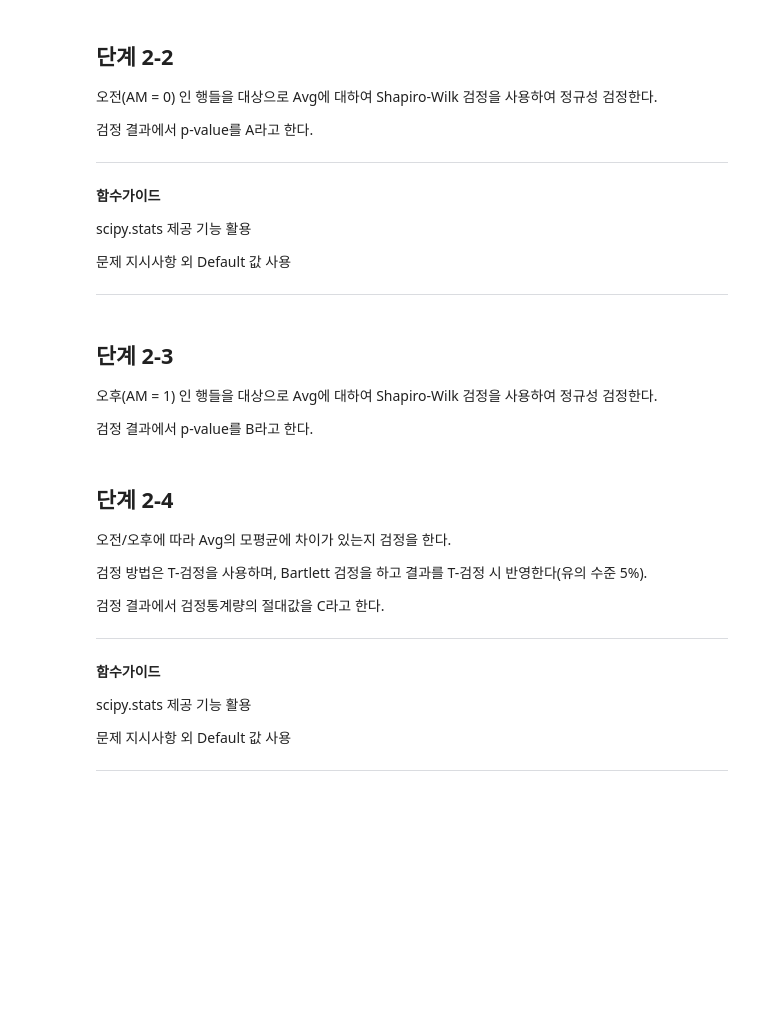
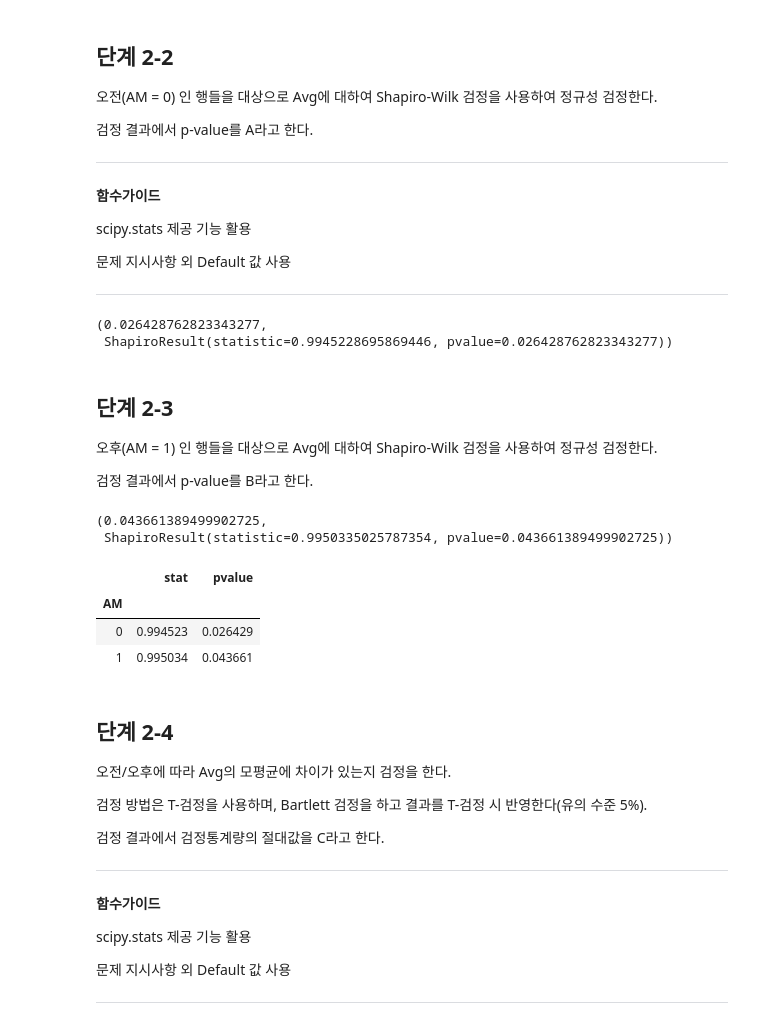
Before and after one commit to jw-koo/DS_lv3_2412, a Jupyter notebook: sec_ds_lv3_prob3_prob.ipynb, the cells around one changed output. Drawn from its saved outputs; the diff is of its cells as text; code cells hidden in the pictures; blank space fills up the shorter version.

```diff
--- a/sec_ds_lv3_prob3_prob.ipynb
+++ b/sec_ds_lv3_prob3_prob.ipynb
@@ -316,0 +313,22 @@ df_elec1.head()
+# %%
+# DateHour를 Series에 두어 처리코자할 때, df_elec1.reset_index()['DateHour'].dt.weekday
+holiday = pd.to_datetime(
+    ["2021-01-01", "2021-02-11", "2021-02-12", "2021-03-01", "2021-05-05", "2021-05-19", "2021-08-16"]
+).date
+# 문자열로 만들어서(pd.index.strftime('%Y-%m-%d') ... ) 사용할 경우의 holidays 입니다.
+# holiday = ["2021-01-01", "2021-02-11", "2021-02-12", "2021-03-01", "2021-05-05", "2021-05-19", "2021-08-16"]
+
+df_elec1 = df_elec1.assign(
+    DayName = lambda x: x.index.weekday,
+    Hour = lambda x: x.index.hour,
+    # 위에서 추가한 컬럼을 다음 lambda 함수에서 사용할 수 있습니다.
+    AM = lambda x: (x['Hour'] >= 12).astype('int'),
+    Weekend_yn = lambda x: x['DayName'].isin([5, 6]).astype('int'),
+    # isin을 사용할 때는 비교 요소간의 형식을 일치시켜야 합니다.
+    Holiday_yn = lambda x: np.isin(x.index.date, holiday).astype('int'), # x.index.strftime('%Y-%m-%d').isin(holiday).astype('int')
+    # 열단위 통계를 구할 경우 대상 열을 선택을 해서 구해야 데이터프레임에 다른 변수가 추가되어도 동일한 결과를 얻을 수 있습니다.
+    Avg = lambda x: x[['15분', '30분', '45분', '60분']].mean(axis=1),
+    # lambda를 쓰지 않고도 추가할 수 있습니다.
+    TotalHour = df_elec1[['15분', '30분', '45분', '60분']].sum(axis=1)
+)
+df_elec1.head()
@@ -807,12 +975,37 @@ scipy.stats 제공 기능 활용
 문제 지시사항 외 Default 값 사용
 
 ---
+# %%
+from scipy.stats import shapiro
+result_2_2 = shapiro(df_prob2.loc[df_prob2['AM'] == 0, 'Avg'])
+A = result_2_2.pvalue
+A, result_2_2
+# %% [output]
+(0.026428762823343277,
+ ShapiroResult(statistic=0.9945228695869446, pvalue=0.026428762823343277))
 # %% [markdown]
 ## 단계 2-3
 
 오후(AM = 1) 인 행들을 대상으로 Avg에 대하여 Shapiro-Wilk 검정을 사용하여 정규성 검정한다.
 
 검정 결과에서 p-value를 B라고 한다.
+# %%
+from scipy.stats import shapiro
+result_2_3 = shapiro(df_prob2.loc[df_prob2['AM'] == 1, 'Avg'])
+B = result_2_3.pvalue
+B, result_2_3
+# %% [output]
+(0.043661389499902725,
+ ShapiroResult(statistic=0.9950335025787354, pvalue=0.043661389499902725))
+# %%
+df_prob2.groupby('AM')['Avg'].apply(
+    lambda x: pd.Series(shapiro(x), index=['stat', 'pvalue'])
+).unstack(level = -1)
+# %% [output]
+|  | stat | pvalue |
+| AM |  |  |
+| 0 | 0.994523 | 0.026429 |
+| 1 | 0.995034 | 0.043661 |
 # %% [markdown]
 ## 단계 2-4
 
```
Also changed, not shown: parts of 91 cells of this notebook.
